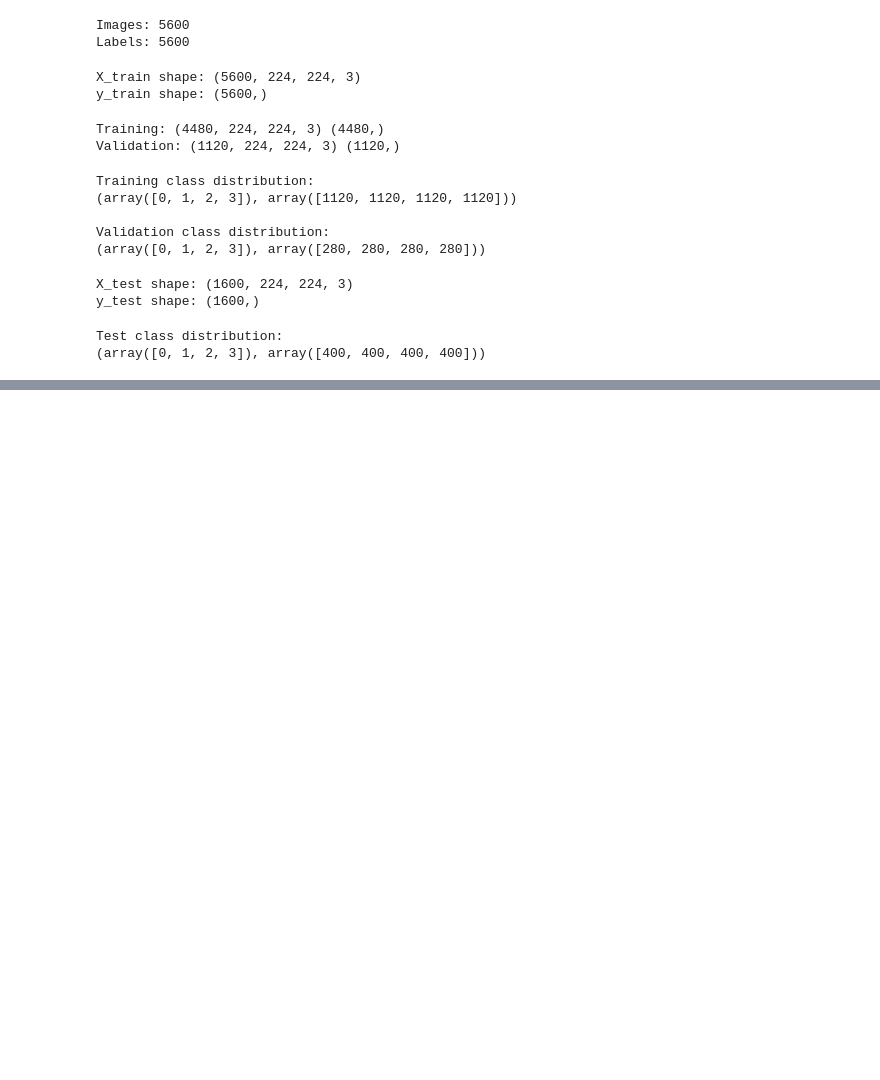
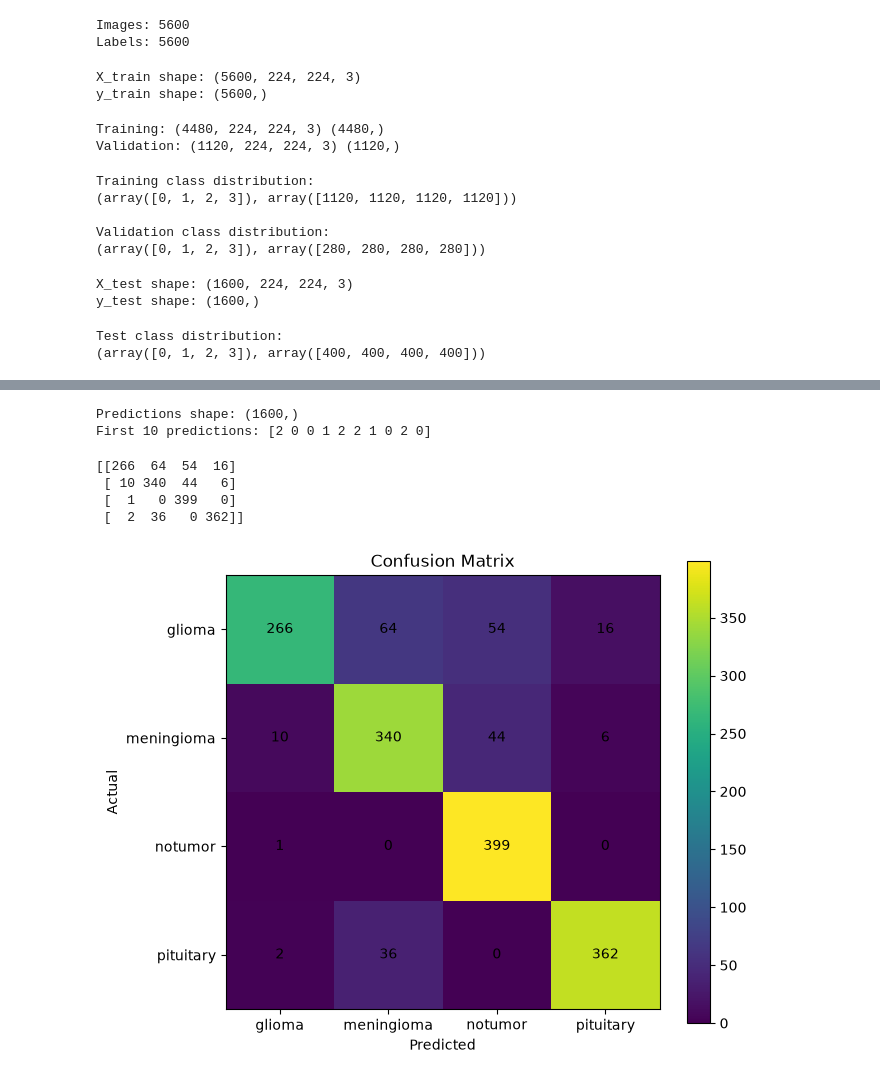
Before and after one commit to yverr/brain-mri, a Jupyter notebook: notebooks/01_data_exploration.ipynb, the cells around one changed output, grey strips where cells are left out. Drawn from its saved outputs; the diff is of its cells as text; code cells hidden in the pictures; blank space fills up the shorter version.

```diff
--- a/notebooks/01_data_exploration.ipynb
+++ b/notebooks/01_data_exploration.ipynb
@@ -736,0 +814,2 @@ Model: "sequential_6"
+# %%
+y_pred_prob = model.predict(X_test)
@@ -736,0 +818,59 @@ Model: "sequential_6"
+# %%
+y_pred = np.argmax(y_pred_prob, axis=1)
+
+print("Predictions shape:", y_pred.shape)
+print("First 10 predictions:", y_pred[:10])
+# %% [output]
+Predictions shape: (1600,)
+First 10 predictions: [2 0 0 1 2 2 1 0 2 0]
+# %%
+from sklearn.metrics import confusion_matrix
+
+cm = confusion_matrix(y_test, y_pred)
+
+print(cm)
+# %% [output]
+[[266  64  54  16]
+ [ 10 340  44   6]
+ [  1   0 399   0]
+ [  2  36   0 362]]
+# %%
+# Accuracy
+# Glioma 66.5%
+# Meningioma 85.0%
+# No tumor 99.75%
+# Pituitary 90.5%
+
+plt.figure(figsize=(7, 6))
+
+plt.imshow(cm)
+
+plt.xticks(
+    range(4),
+    class_to_label.keys()
+)
+
+plt.yticks(
+    range(4),
+    class_to_label.keys()
+)
+
+plt.xlabel("Predicted")
+plt.ylabel("Actual")
+plt.title("Confusion Matrix")
+
+plt.colorbar()
+
+for i in range(4):
+    for j in range(4):
+        plt.text(
+            j,
+            i,
+            cm[i, j],
+            ha="center",
+            va="center"
+        )
+
+plt.show()
+# %% [output]
+[figure, added]
```
Also changed, not shown: parts of 11 cells of this notebook.
